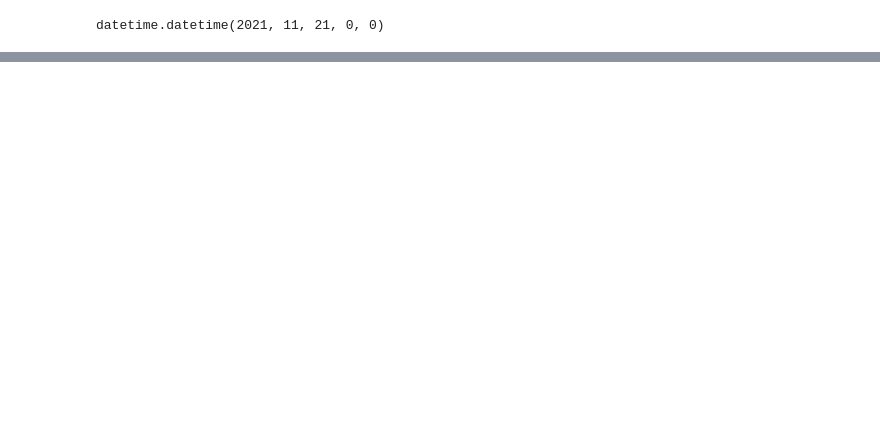
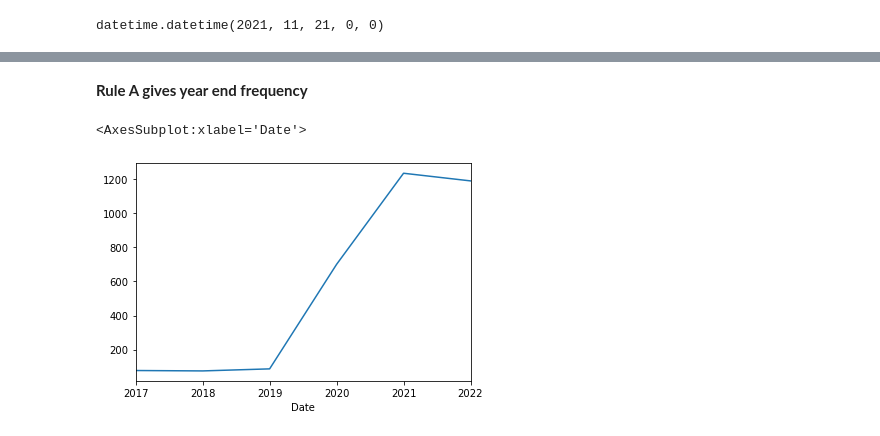
Before and after one commit to kirankaushalkopalley/Time-Series-EDA, a Jupyter notebook: Time Series EDA.ipynb, the cells around one changed output, grey strips where cells are left out. Cells and saved outputs as stored; diff of their text form; code cells hidden in the pictures; blank space fills up the shorter version.

Commit message:
Time Series EDA with Tesla Dataset

```diff
--- a/Time Series EDA.ipynb
+++ b/Time Series EDA.ipynb
@@ -225,0 +279,7 @@ datetime.datetime(2021, 11, 21, 0, 0)
+# %% [markdown]
+**Rule A gives year end frequency**
+# %%
+df_tesla.resample(rule = 'A').max()['Open'].plot()
+# %% [output]
+<AxesSubplot:xlabel='Date'>
+[figure, added]
```
Also changed, not shown: parts of 34 cells of this notebook.
